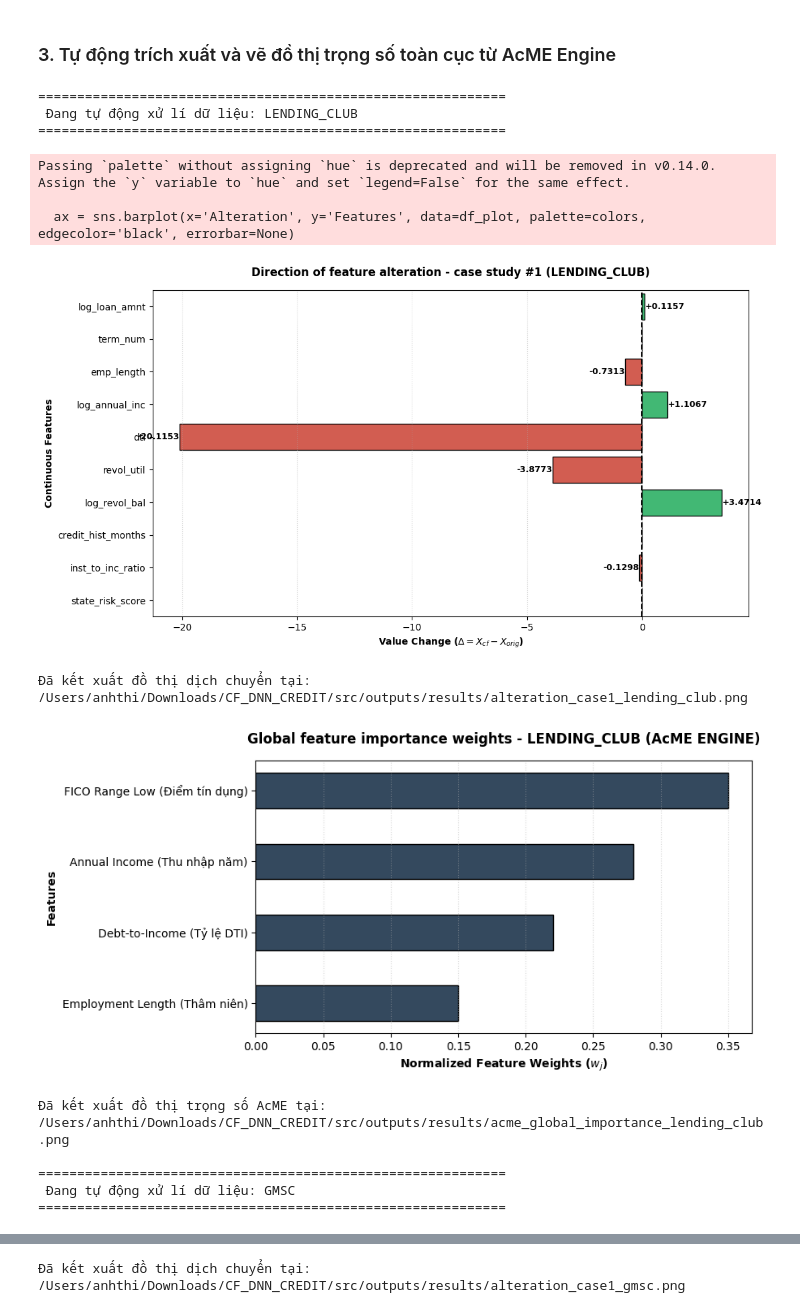
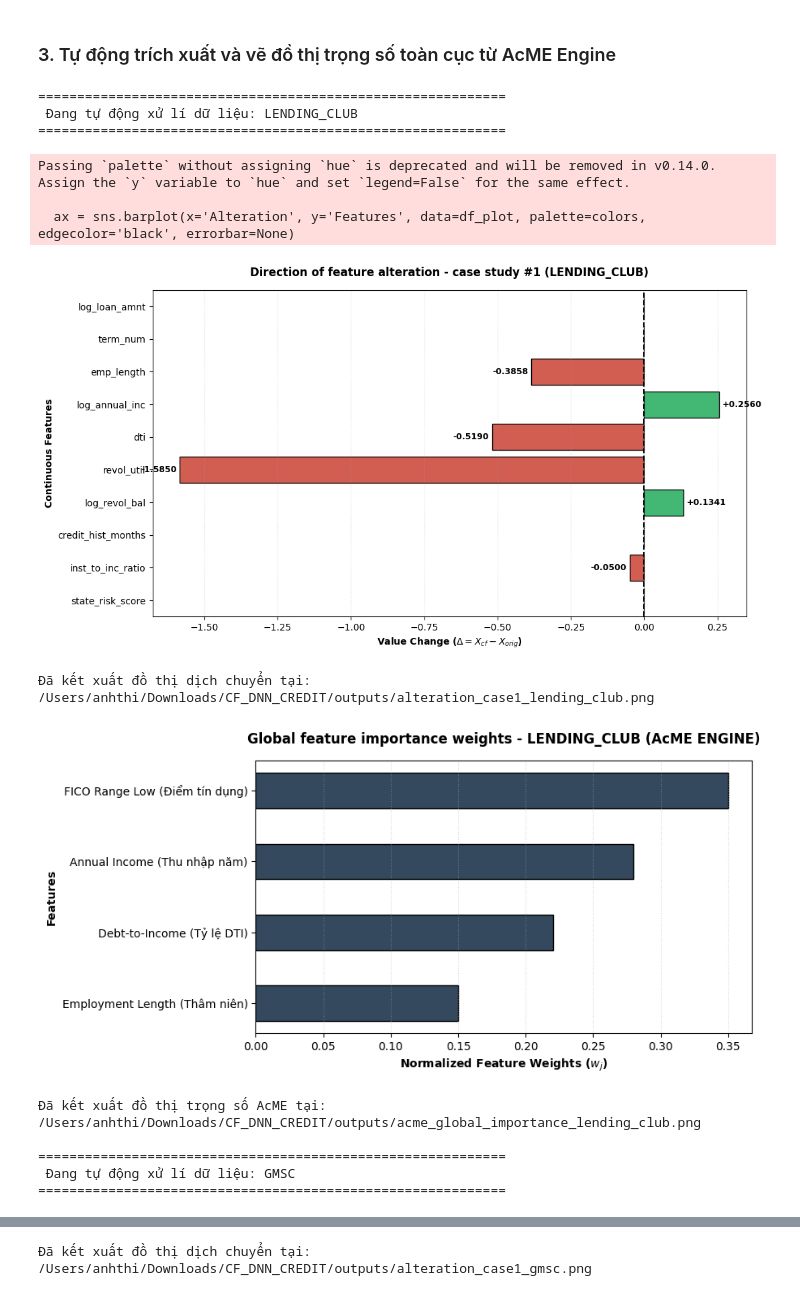
Before and after one commit to alpaca3000/CF_DNN_CREDIT, a Jupyter notebook: src/cf/visualize_casestudy.ipynb, the cells around one changed output, grey strips where cells are left out. Cells and saved outputs as stored; diff of their text form; code cells hidden in the pictures.

Commit message:
Update the vector array data

```diff
--- a/src/cf/visualize_casestudy.ipynb
+++ b/src/cf/visualize_casestudy.ipynb
@@ -98,27 +99,33 @@ for dataset_name, data_dict in datasets_benchmarks.items():
     preprocessor = CreditPreprocessor(dataset_name=dataset_name, model_type='embedding')
     preprocessor.fit(X_train=X_train)
     metadata = preprocessor.get_metadata()
-    num_features = metadata['num_features']
+    num_features = metadata['num_features']  # Danh sách đặc trưng liên tục chuẩn
 
     # 2. Tính toán độ dịch chuyển và vẽ biểu đồ feature alteration
 
-    x_orig = data_dict["x_original"]
-    x_cf = data_dict["x_counterfactual"]
+    # Đảm bảo ép kiểu numpy array để thực hiện phép trừ vector
+    x_orig = np.asarray(datasets_benchmarks[dataset_name]["x_original"])
+    x_cf = np.asarray(datasets_benchmarks[dataset_name]["x_counterfactual"])
 
-    # Đảm bảo mảng số liệu khớp với số lượng đặc trưng continuous thực tế
-    if len(x_orig) != len(num_features) or len(x_cf) != len(num_features):
-        x_orig = x_orig[:len(num_features)]
-        x_cf = x_cf[:len(num_features)]
+    min_len = min(len(num_features), len(x_orig), len(x_cf))
 
-    delta = x_cf - x_orig
-    df_plot = pd.DataFrame({'Features': num_features, 'Alteration': delta})
+    num_features_sliced = num_features[:min_len]
+    x_orig_numeric = x_orig[:min_len]
+    x_cf_numeric = x_cf[:len(num_features)]
+
+    # Tính toán delta trên các mảng đã đồng bộ kích thước numeric
+    delta = x_cf_numeric - x_orig_numeric
+    df_plot = pd.DataFrame({
+        'Features': num_features_sliced,
+        'Alteration': delta
+    })
+
     colors = ['#2ecc71' if x > 0 else '#e74c3c' for x in df_plot['Alteration']]
 
     plt.figure(figsize=(11, 6))
     ax = sns.barplot(x='Alteration', y='Features', data=df_plot, palette=colors, edgecolor='black', errorbar=None)
     plt.axvline(x=0, color='black', linestyle='--', linewidth=1.5)
 
-    # Thêm số liệu cụ thể hiển thị ở đầu mỗi thanh bar
     for p in ax.patches:
         width = p.get_width()
         if abs(width) < 1e-4:
@@ -127,47 +134,47 @@ for dataset_name, data_dict in datasets_benchmarks.items():
                 f'{width:+.4f}', va='center', ha='left' if width >= 0 else 'right', fontweight='bold', fontsize=9)
 
     plt.title(f'Direction of feature alteration - case study #1 ({dataset_name.upper()})', fontsize=12, fontweight='bold', pad=15)
-    plt.xlabel('Value Change ($\Delta = X_{cf} - X_{orig}$)', fontweight='bold')
+    plt.xlabel('Value Change ($\\Delta = X_{cf} - X_{orig}$)', fontweight='bold')
     plt.ylabel('Continuous Features', fontweight='bold')
     plt.grid(axis='x', linestyle=':', alpha=0.5)
     plt.tight_layout()
 
-    output_img_path = PROJECT_ROOT / "src" / "outputs" / "results" / f"alteration_case1_{dataset_name}.png"
+    output_img_path = PROJECT_ROOT / "outputs" / f"alteration_case1_{dataset_name}.png"
     plt.savefig(output_img_path, dpi=300)
     plt.show()
     print(f"Đã kết xuất đồ thị dịch chuyển tại: {output_img_path}")
 
     # 3. Trích xuất và vẽ đồ thị trọng số toàn cục acme importance
     acme_weights_raw = data_dict["acme_weights"]
     sorted_weights = dict(sorted(acme_weights_raw.items(), key=lambda item: item[1]))
 
     plt.figure(figsize=(9, 4.5))
     plt.barh(list(sorted_weights.keys()), list(sorted_weights.values()), color='#34495e', edgecolor='black', height=0.5)
     plt.title(f'Global feature importance weights - {dataset_name.upper()} (AcME ENGINE)', fontsize=12, fontweight='bold', pad=15)
     plt.xlabel('Normalized Feature Weights ($w_j$)', fontweight='bold')
     plt.ylabel('Features', fontweight='bold')
     plt.grid(axis='x', linestyle=':', alpha=0.5)
     plt.tight_layout()
 
-    output_acme_path = PROJECT_ROOT / "src" / "outputs" / "results" / f"acme_global_importance_{dataset_name}.png"
+    output_acme_path = PROJECT_ROOT / "outputs" / f"acme_global_importance_{dataset_name}.png"
     plt.savefig(output_acme_path, dpi=300)
     plt.show()
-    print(f"Đã kết xuất đồ thị trọng số AcME tại: {output_acme_path}")
+    print(f"Đã xuất đồ thị trọng số AcME tại: {output_acme_path}")
 
 print("\n" + "="*60)
-print("Toàn bộ biểu đồ của 3 bộ dữ liệu đã được xuất!")
+print("Toàn bộ biểu đồ của 3 bộ dữ liệu đã được xuất.")
 print("="*60)
 # %% [output]
 ============================================================
  Đang tự động xử lí dữ liệu: LENDING_CLUB
 ============================================================
 Passing `palette` without assigning `hue` is deprecated and will be removed in v0.14.0. Assign the `y` variable to `hue` and set `legend=False` for the same effect.
 
   ax = sns.barplot(x='Alteration', y='Features', data=df_plot, palette=colors, edgecolor='black', errorbar=None)
-[figure, old version]
+[figure, new version]
-Đã kết xuất đồ thị dịch chuyển tại: /Users/anhthi/Downloads/CF_DNN_CREDIT/src/outputs/results/alteration_case1_lending_club.png
+Đã kết xuất đồ thị dịch chuyển tại: /Users/anhthi/Downloads/CF_DNN_CREDIT/outputs/alteration_case1_lending_club.png
 [figure]
-Đã kết xuất đồ thị trọng số AcME tại: /Users/anhthi/Downloads/CF_DNN_CREDIT/src/outputs/results/acme_global_importance_lending_club.png
+Đã kết xuất đồ thị trọng số AcME tại: /Users/anhthi/Downloads/CF_DNN_CREDIT/outputs/acme_global_importance_lending_club.png
 
 ============================================================
  Đang tự động xử lí dữ liệu: GMSC
@@ -179,2 +186,2 @@ Passing `palette` without assigning `hue` is deprecated and will be removed in v
-Đã kết xuất đồ thị dịch chuyển tại: /Users/anhthi/Downloads/CF_DNN_CREDIT/src/outputs/results/alteration_case1_gmsc.png
+Đã kết xuất đồ thị dịch chuyển tại: /Users/anhthi/Downloads/CF_DNN_CREDIT/outputs/alteration_case1_gmsc.png
 [figure]
```
Also changed, not shown: parts of 3 cells of this notebook.
